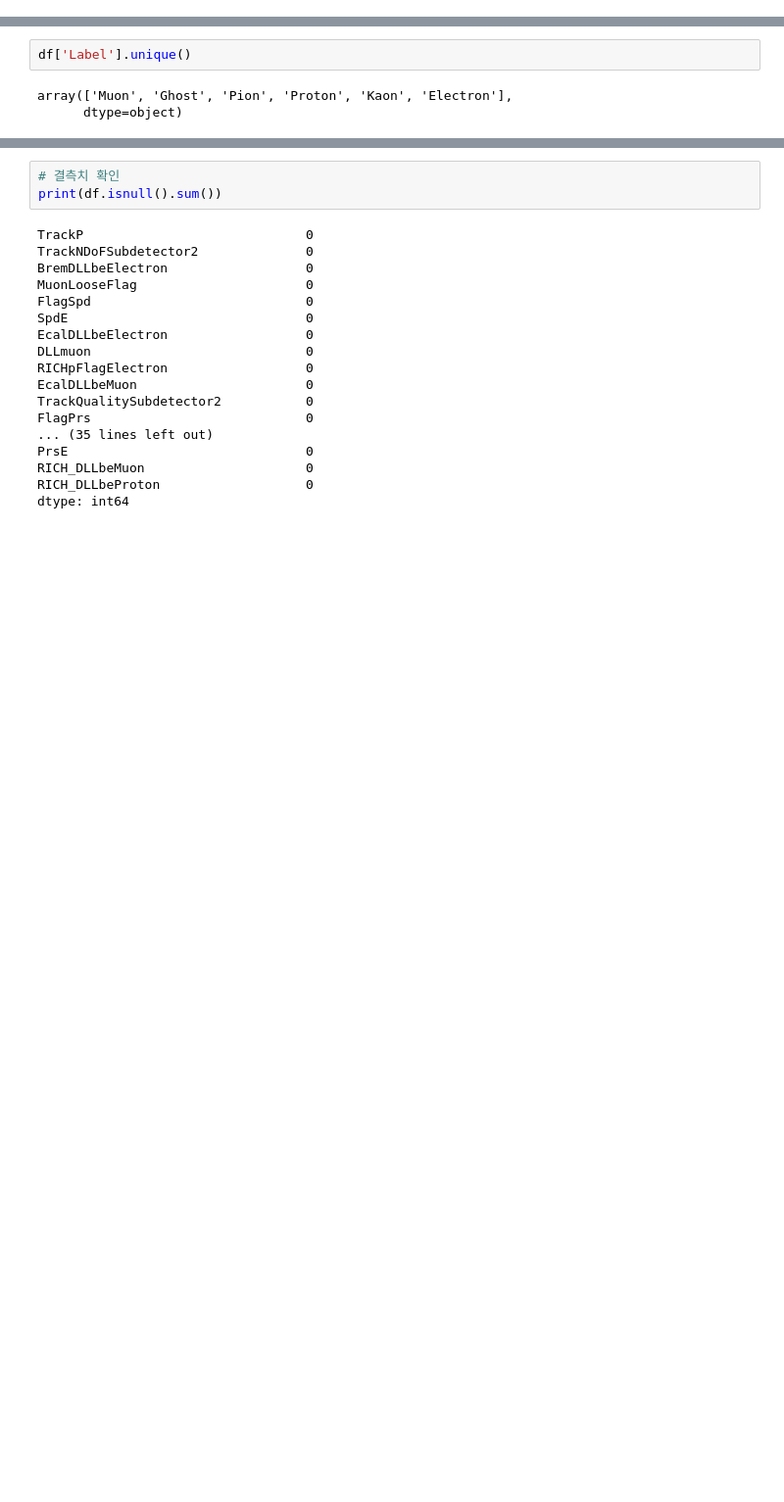
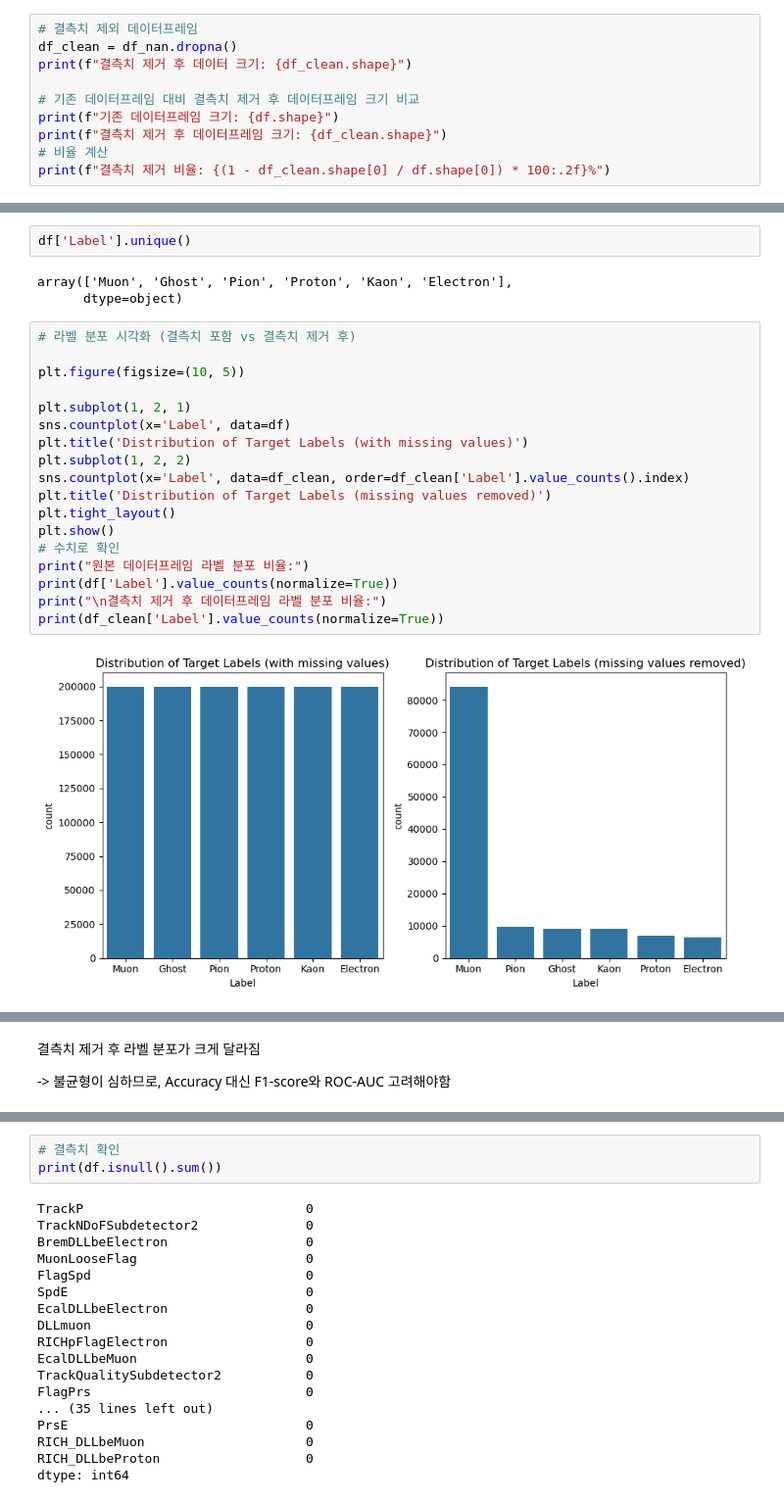
Before and after one commit to Jongseok103/UOS-Assignments, a Jupyter notebook: BigDataPhysic/DHCb_Classification_main.ipynb, the cells around one changed output, grey strips where cells are left out. Shown at 98% size. Cells and saved outputs as stored; diff of their text form; blank space fills up the shorter version.

Commit message:
add DL model
with data preprocessing

```diff
--- a/BigDataPhysic/DHCb_Classification_main.ipynb
+++ b/BigDataPhysic/DHCb_Classification_main.ipynb
@@ -100,0 +134,10 @@ df.head()
+# %%
+# 결측치 제외 데이터프레임
+df_clean = df_nan.dropna()
+print(f"결측치 제거 후 데이터 크기: {df_clean.shape}")
+
+# 기존 데이터프레임 대비 결측치 제거 후 데이터프레임 크기 비교
+print(f"기존 데이터프레임 크기: {df.shape}")
+print(f"결측치 제거 후 데이터프레임 크기: {df_clean.shape}")
+# 비율 계산
+print(f"결측치 제거 비율: {(1 - df_clean.shape[0] / df.shape[0]) * 100:.2f}%")
@@ -125,3 +173,23 @@ df['Label'].unique()
 # %% [output]
 array(['Muon', 'Ghost', 'Pion', 'Proton', 'Kaon', 'Electron'],
       dtype=object)
+# %%
+# 라벨 분포 시각화 (결측치 포함 vs 결측치 제거 후)
+
+plt.figure(figsize=(10, 5))
+
+plt.subplot(1, 2, 1)
+sns.countplot(x='Label', data=df)
+plt.title('Distribution of Target Labels (with missing values)')
+plt.subplot(1, 2, 2)
+sns.countplot(x='Label', data=df_clean, order=df_clean['Label'].value_counts().index)
+plt.title('Distribution of Target Labels (missing values removed)')
+plt.tight_layout()
+plt.show()
+# 수치로 확인
+print("원본 데이터프레임 라벨 분포 비율:")
+print(df['Label'].value_counts(normalize=True))
+print("\n결측치 제거 후 데이터프레임 라벨 분포 비율:")
+print(df_clean['Label'].value_counts(normalize=True))
+# %% [output]
+[figure, added]
@@ -127,0 +215,4 @@ array(['Muon', 'Ghost', 'Pion', 'Proton', 'Kaon', 'Electron'],
+# %% [markdown]
+결측치 제거 후 라벨 분포가 크게 달라짐
+
+-> 불균형이 심하므로, Accuracy 대신 F1-score와 ROC-AUC 고려해야함
```
Also changed, not shown: parts of 29 cells of this notebook, 2 other files.
